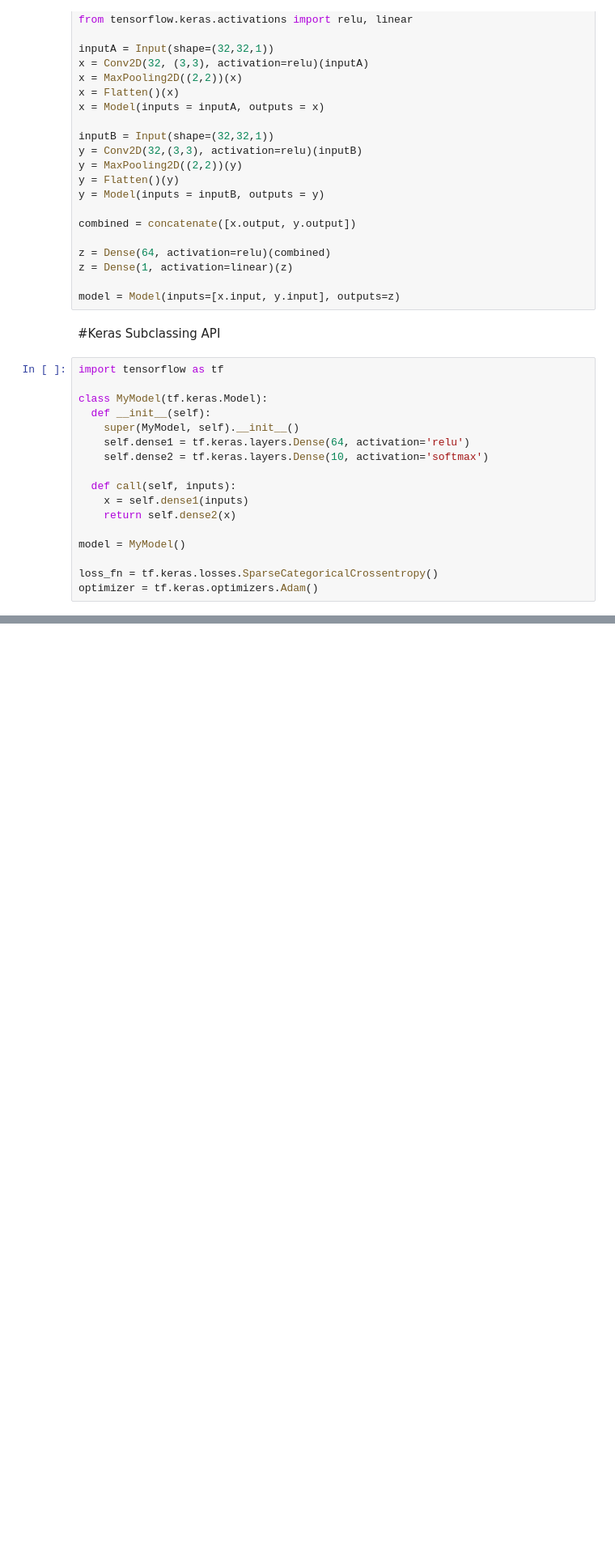
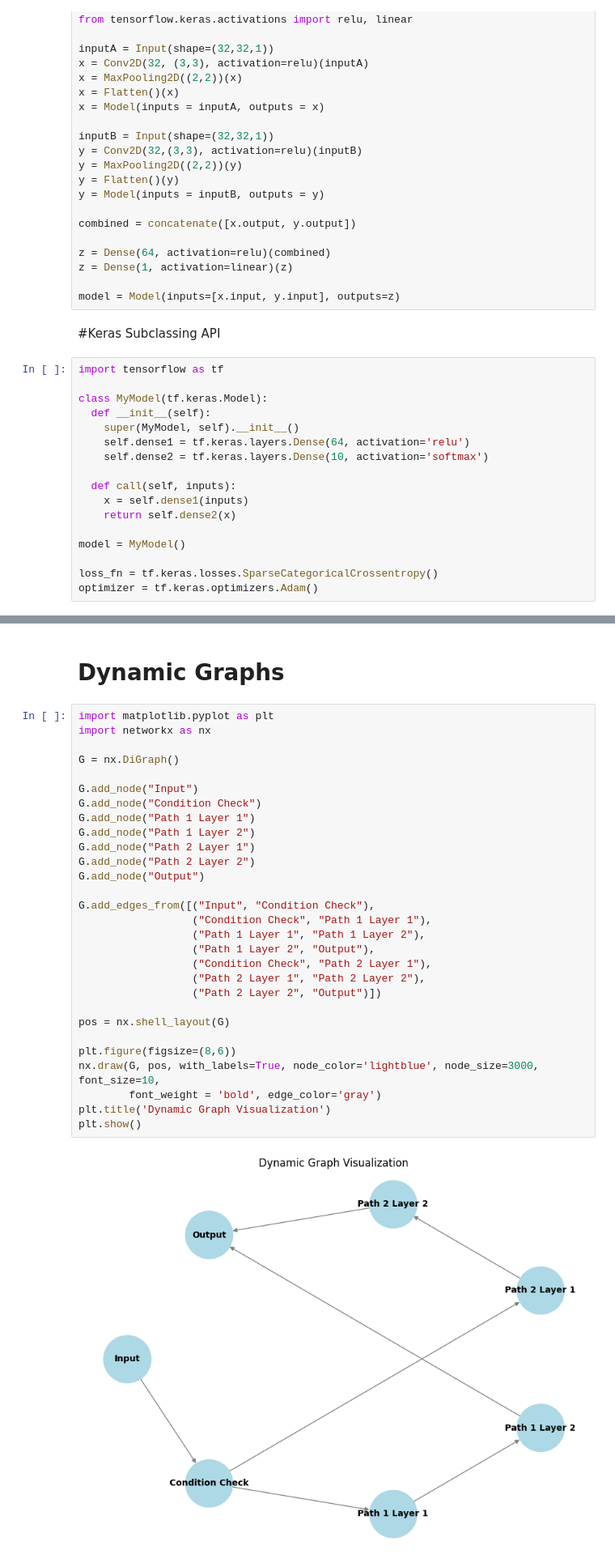
Before and after one commit to Maithili-Badhan/DL-with-Tensorflow, a Jupyter notebook: Module_1.ipynb, the cells around one changed output, grey strips where cells are left out. Shown at 81% size. Cells and saved outputs as stored; diff of their text form; blank space fills up the shorter version.

```diff
--- a/Module_1.ipynb
+++ b/Module_1.ipynb
@@ -108,0 +132,33 @@ optimizer = tf.keras.optimizers.Adam()
+# %% [markdown]
+# Dynamic Graphs
+# %%
+import matplotlib.pyplot as plt
+import networkx as nx
+
+G = nx.DiGraph()
+
+G.add_node("Input")
+G.add_node("Condition Check")
+G.add_node("Path 1 Layer 1")
+G.add_node("Path 1 Layer 2")
+G.add_node("Path 2 Layer 1")
+G.add_node("Path 2 Layer 2")
+G.add_node("Output")
+
+G.add_edges_from([("Input", "Condition Check"),
+                  ("Condition Check", "Path 1 Layer 1"),
+                  ("Path 1 Layer 1", "Path 1 Layer 2"),
+                  ("Path 1 Layer 2", "Output"),
+                  ("Condition Check", "Path 2 Layer 1"),
+                  ("Path 2 Layer 1", "Path 2 Layer 2"),
+                  ("Path 2 Layer 2", "Output")])
+
+pos = nx.shell_layout(G)
+
+plt.figure(figsize=(8,6))
+nx.draw(G, pos, with_labels=True, node_color='lightblue', node_size=3000, font_size=10,
+        font_weight = 'bold', edge_color='gray')
+plt.title('Dynamic Graph Visualization')
+plt.show()
+# %% [output]
+[figure, added]
```
Also changed, not shown: parts of 1 cell of this notebook.
